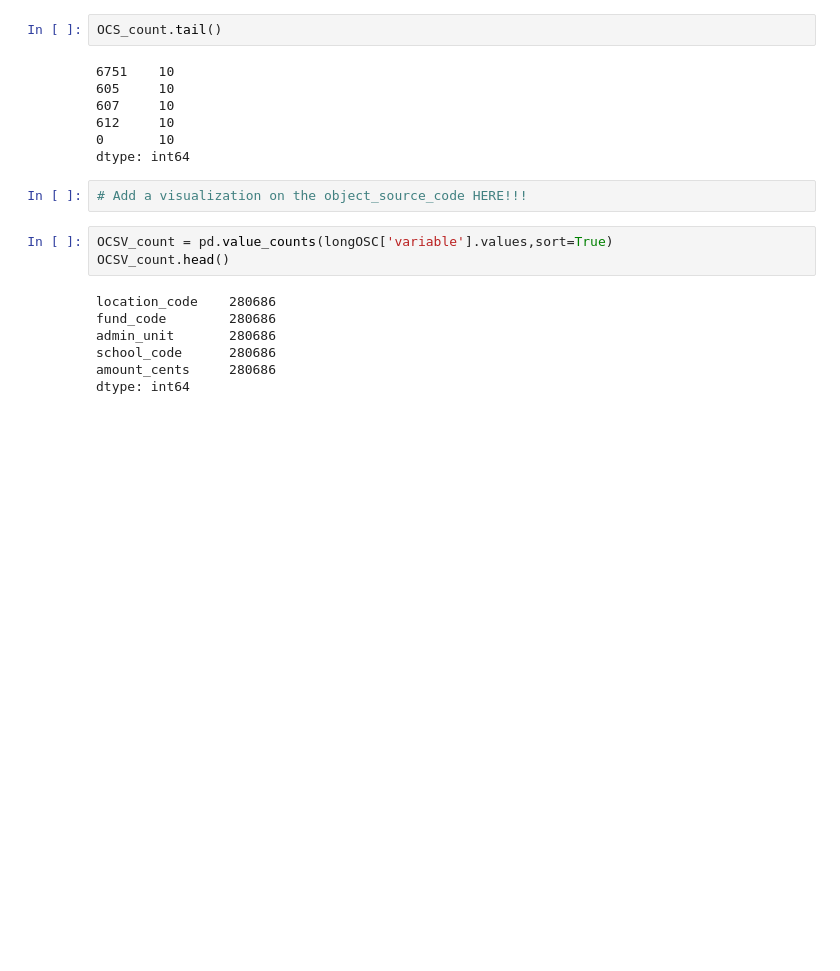
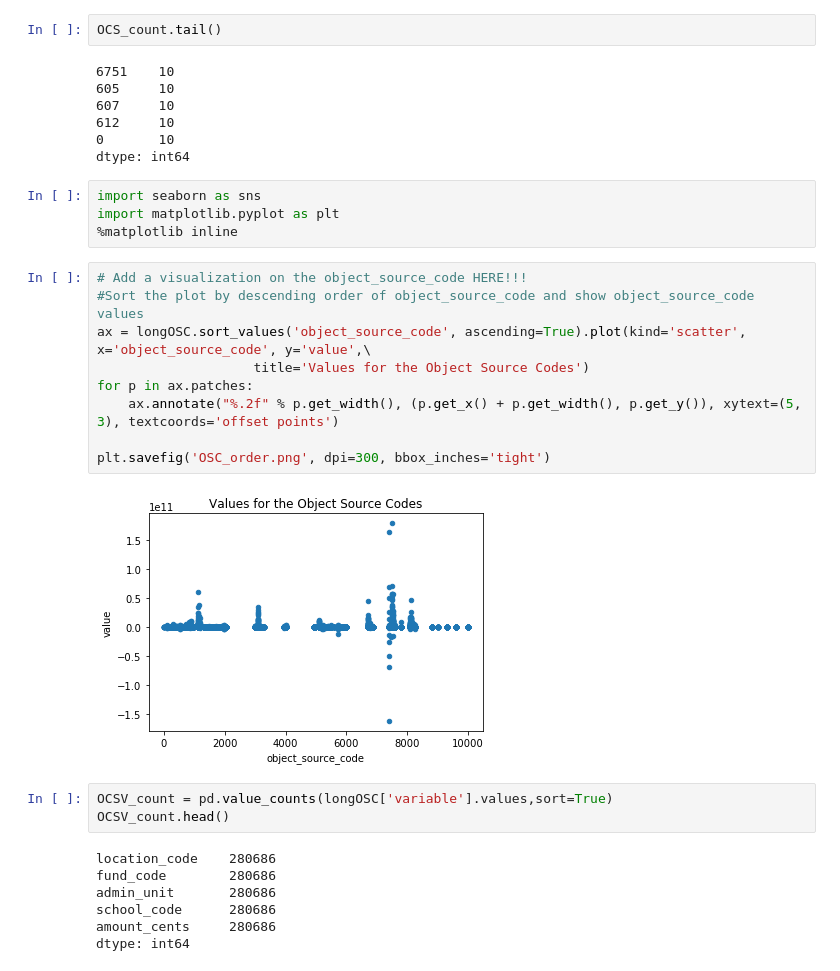
Before and after one commit to stacysandy/Data-Science-Practicum-II, a Jupyter notebook: Stacey_Sandy-Practicum_II.ipynb, the cells around one changed output. Drawn from its saved outputs; the diff is of its cells as text; blank space fills up the shorter version.

```diff
--- a/Stacey_Sandy-Practicum_II.ipynb
+++ b/Stacey_Sandy-Practicum_II.ipynb
@@ -1000,8 +1020,21 @@ OCS_count.tail()
 612     10
 0       10
 dtype: int64
-# %%
-# Add a visualization on the object_source_code HERE!!!
+# %%
+import seaborn as sns
+import matplotlib.pyplot as plt
+%matplotlib inline
+# %%
+# Add a visualization on the object_source_code HERE!!!
+#Sort the plot by descending order of object_source_code and show object_source_code values
+ax = longOSC.sort_values('object_source_code', ascending=True).plot(kind='scatter', x='object_source_code', y='value',\
+                    title='Values for the Object Source Codes')
+for p in ax.patches:
+    ax.annotate("%.2f" % p.get_width(), (p.get_x() + p.get_width(), p.get_y()), xytext=(5, 3), textcoords='offset points')
+
+plt.savefig('OSC_order.png', dpi=300, bbox_inches='tight')
+# %% [output]
+[figure, added]
 # %%
 OCSV_count = pd.value_counts(longOSC['variable'].values,sort=True)
 OCSV_count.head()
```
Also changed, not shown: parts of 29 cells of this notebook.
